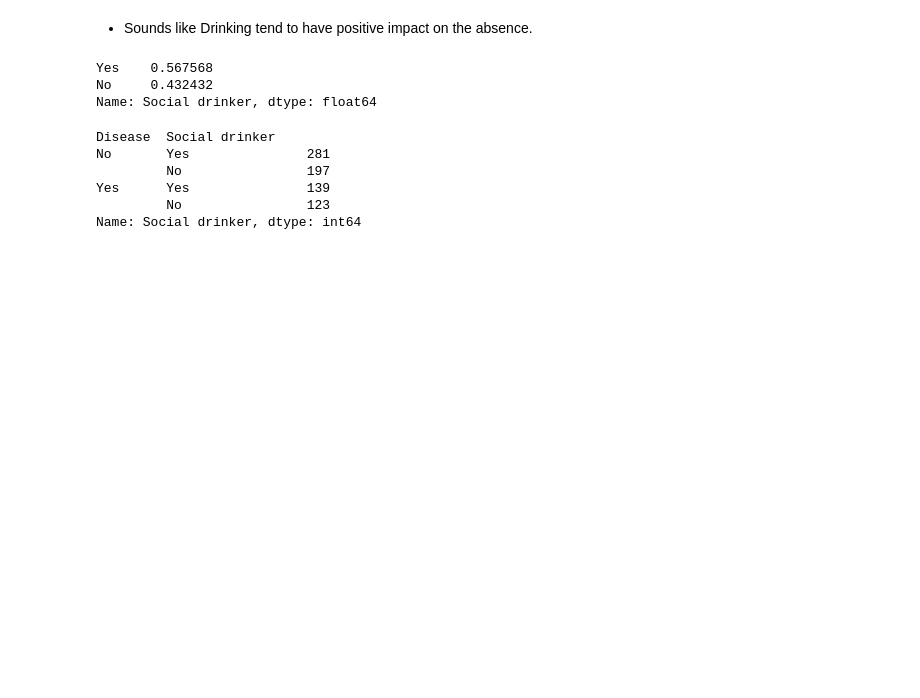
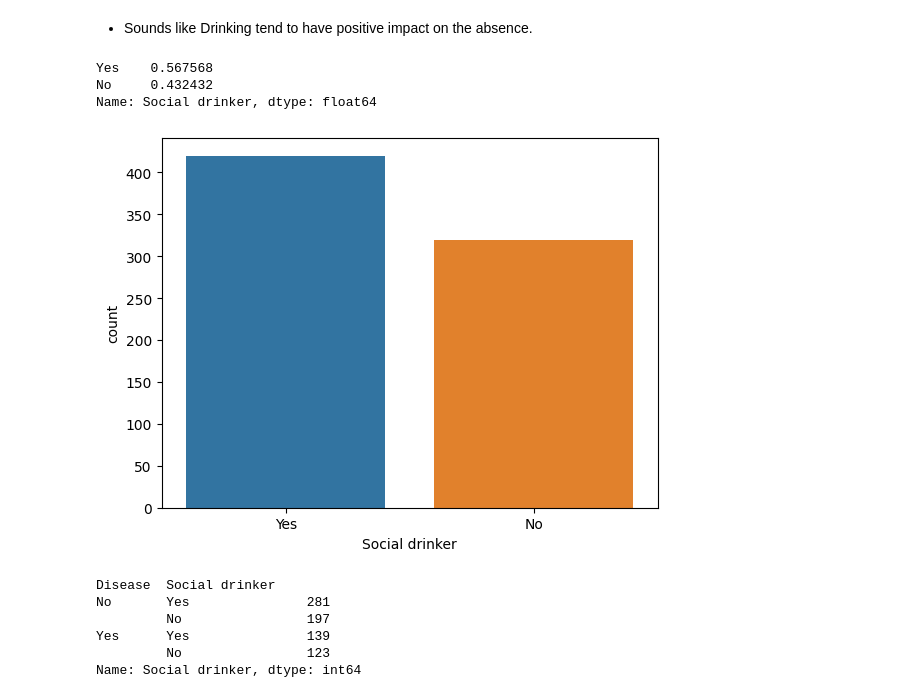
Before and after one commit to alaalmy-ahmed/Absenteeism-at-Work, a Jupyter notebook: knowing the data.ipynb, the cells around one changed output. Saved outputs shown, nothing was run; the diff lists cells and outputs as text; code cells hidden in the pictures; blank space fills up the shorter version.

```diff
--- a/knowing the data.ipynb
+++ b/knowing the data.ipynb
@@ -285,12 +291,16 @@ Name: Social smoker, dtype: int64
 [figure]
 # %% [markdown]
 - Sounds like Drinking tend to have positive impact on the absence.
-# %%
-preprocessed_data['Social drinker'].value_counts(normalize=True)
-# %% [output]
-Yes    0.567568
-No     0.432432
-Name: Social drinker, dtype: float64
+# %%
+print(preprocessed_data['Social drinker'].value_counts(normalize=True))
+sns.countplot(data=preprocessed_data,
+              x='Social drinker')
+plt.savefig('figs/counting social drinker.png', format='png')
+# %% [output]
+Yes    0.567568
+No     0.432432
+Name: Social drinker, dtype: float64
+[figure, added]
 # %%
 print(preprocessed_data.groupby('Disease')['Social drinker'].value_counts())
 plot_distribution('Reason for absence', figsize=(16, 8), hue='Social drinker')
```
Also changed, not shown: parts of 21 cells of this notebook, 16 other files.
